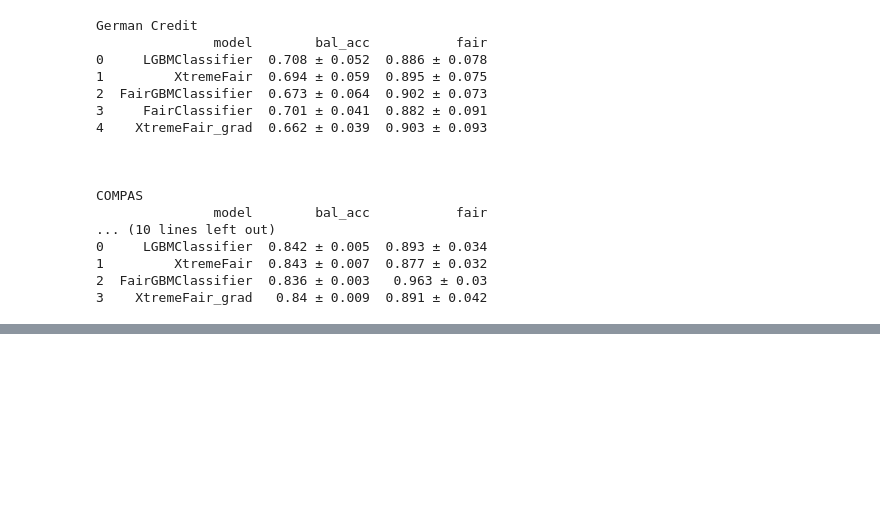
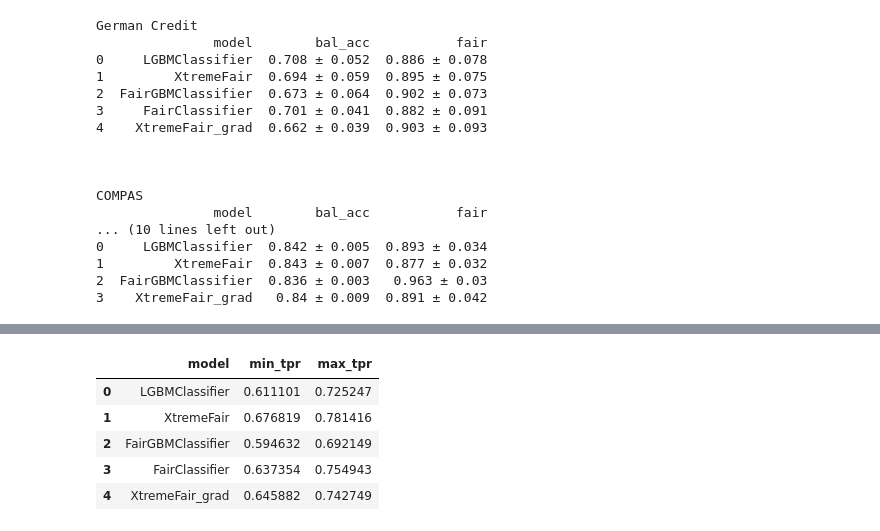
Before and after one commit to hiaac-finance/m2fgb, a Jupyter notebook: notebooks/analyze_results.ipynb, the cells around one changed output, grey strips where cells are left out. Drawn from its saved outputs; the diff is of its cells as text; code cells hidden in the pictures; blank space fills up the shorter version.

```diff
--- a/notebooks/analyze_results.ipynb
+++ b/notebooks/analyze_results.ipynb
@@ -108,0 +148,9 @@ COMPAS
+# %%
+results
+# %% [output]
+|  | model | min_tpr | max_tpr |
+| 0 | LGBMClassifier | 0.611101 | 0.725247 |
+| 1 | XtremeFair | 0.676819 | 0.781416 |
+| 2 | FairGBMClassifier | 0.594632 | 0.692149 |
+| 3 | FairClassifier | 0.637354 | 0.754943 |
+| 4 | XtremeFair_grad | 0.645882 | 0.742749 |
```
Also changed, not shown: parts of 1 cell of this notebook, 13 other files.
